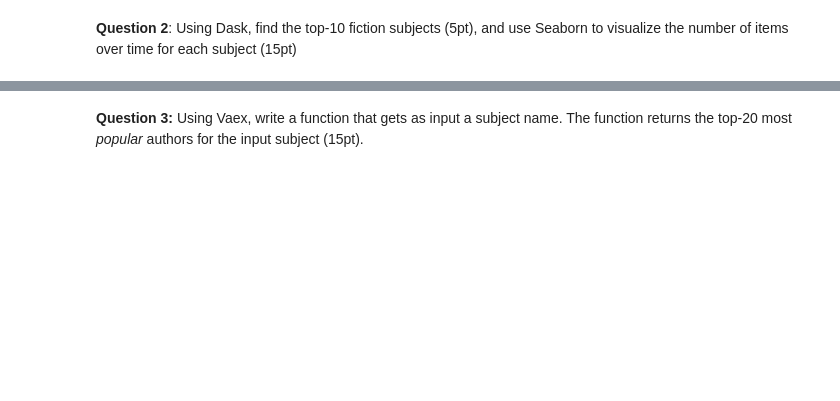
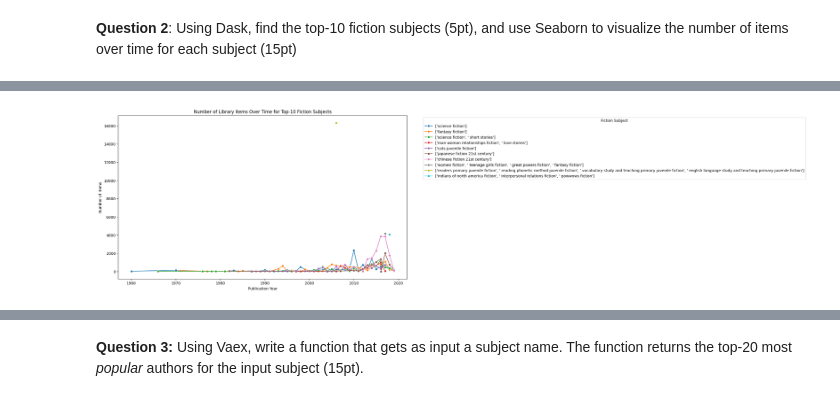
Before and after one commit to necheyberhe/BDA-Homework3-42826, a Jupyter notebook: HW_3_Version_2.ipynb, the cells around one changed output, grey strips where cells are left out. Saved outputs shown, nothing was run; the diff lists cells and outputs as text; code cells hidden in the pictures; blank space fills up the shorter version.

```diff
--- a/HW_3_Version_2.ipynb
+++ b/HW_3_Version_2.ipynb
@@ -13,0 +218,12 @@ Important Note: **You can use a reltaviely small subset of the big dataset.**
+# %%
+fiction_df = prepare_fiction_subjects(df)
+
+top10_subjects = (
+    fiction_df
+    .groupby("Subject")["ItemCount"]
+    .sum()
+    .nlargest(10)
+    .compute()
+)
+
+top10_subjects
@@ -13,0 +243,14 @@ Important Note: **You can use a reltaviely small subset of the big dataset.**
+# %%
+top_subject_names = top10_subjects.index.tolist()
+
+plot_df = fiction_df[fiction_df["Subject"].isin(top_subject_names)]
+
+items_over_time = (
+    plot_df
+    .groupby(["PublicationYear", "Subject"])["ItemCount"]
+    .sum()
+    .reset_index()
+    .compute()
+)
+
+items_over_time.head()
@@ -13,0 +264,18 @@ Important Note: **You can use a reltaviely small subset of the big dataset.**
+# %%
+plt.figure(figsize=(14, 8))
+
+sns.lineplot(
+    data=items_over_time,
+    x="PublicationYear",
+    y="ItemCount",
+    hue="Subject",
+    marker="o"
+)
+
+plt.title("Number of Library Items Over Time for Top-10 Fiction Subjects")
+plt.xlabel("Publication Year")
+plt.ylabel("Number of Items")
+plt.legend(title="Fiction Subject", bbox_to_anchor=(1.05, 1), loc="upper left")
+plt.show()
+# %% [output]
+[figure, added]
```
Also changed, not shown: parts of 49 cells of this notebook, 5 other files.
